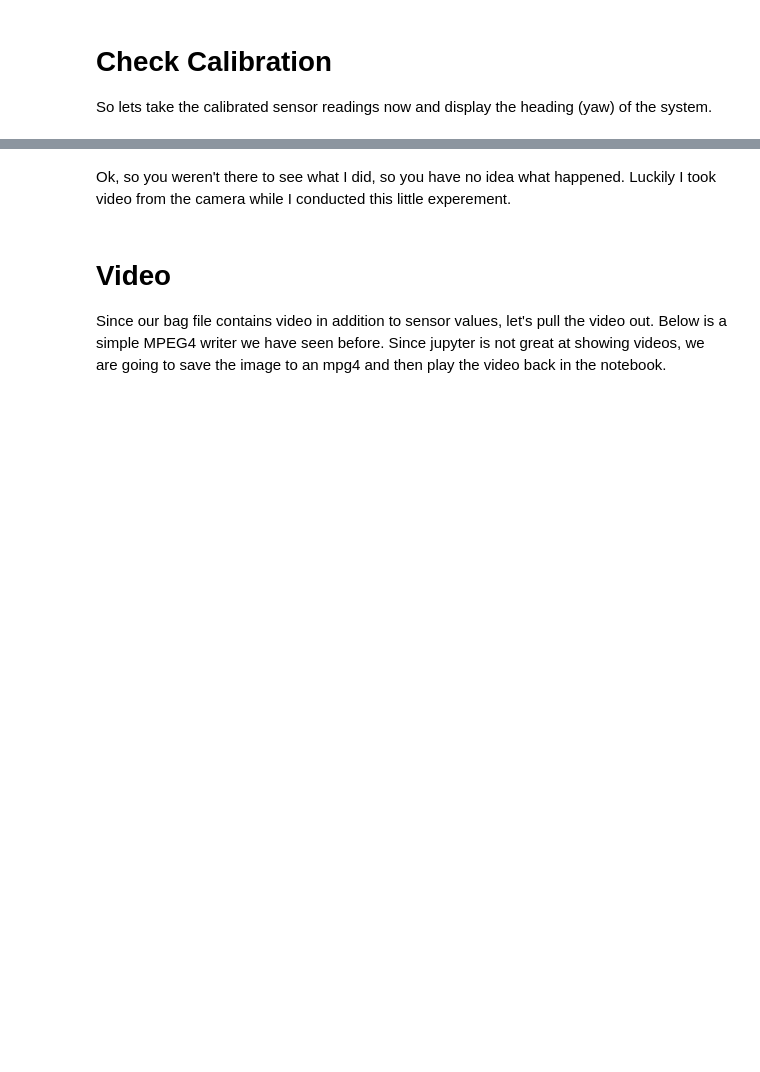
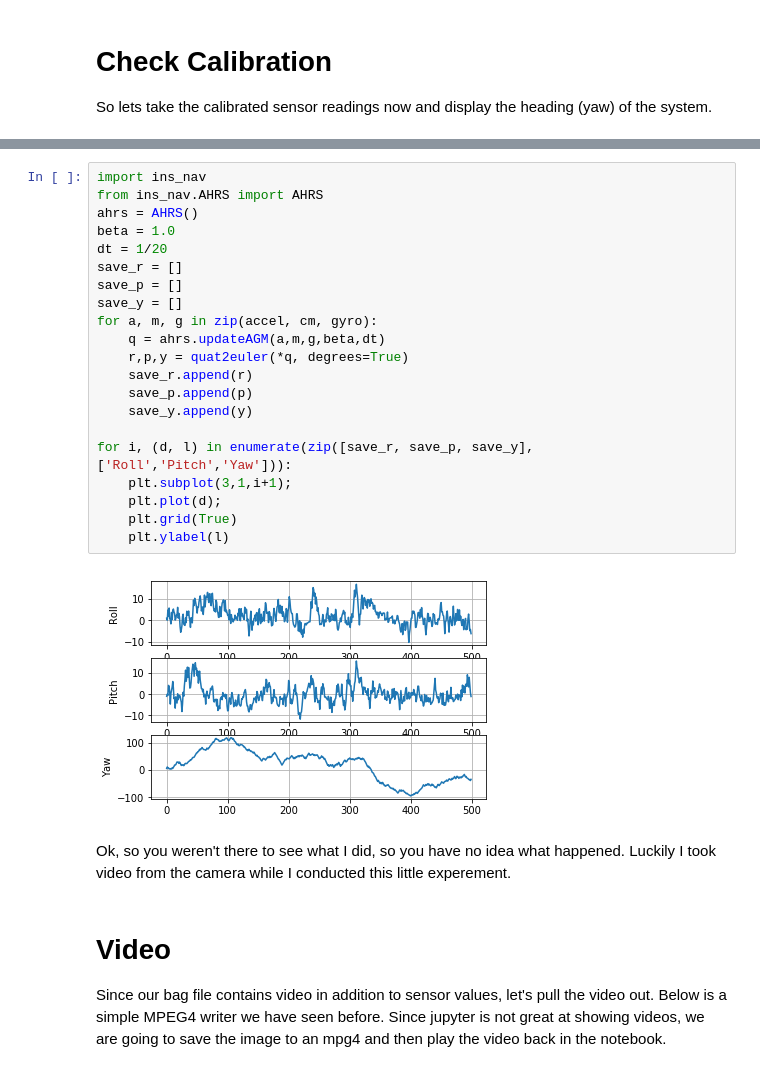
Before and after one commit to the-guild-of-calamitous-intent/ins_nav, a Jupyter notebook: grabdata/data.ipynb, the cells around one changed output, grey strips where cells are left out. Drawn from its saved outputs; the diff is of its cells as text; blank space fills up the shorter version.

```diff
--- a/grabdata/data.ipynb
+++ b/grabdata/data.ipynb
@@ -571,3 +588,26 @@ plt.grid(True);
+# %%
+import ins_nav
+from ins_nav.AHRS import AHRS
+ahrs = AHRS()
+beta = 1.0
+dt = 1/20
+save_r = []
+save_p = []
+save_y = []
+for a, m, g in zip(accel, cm, gyro):
+    q = ahrs.updateAGM(a,m,g,beta,dt)
+    r,p,y = quat2euler(*q, degrees=True)
+    save_r.append(r)
+    save_p.append(p)
+    save_y.append(y)
+
+for i, (d, l) in enumerate(zip([save_r, save_p, save_y],['Roll','Pitch','Yaw'])):
+    plt.subplot(3,1,i+1);
+    plt.plot(d);
+    plt.grid(True)
+    plt.ylabel(l)
+# %% [output]
+[figure, added]
 # %% [markdown]
 Ok, so you weren't there to see what I did, so you have no idea what happened. Luckily I took video from the camera while I conducted this little experement.
 # %% [markdown]
```
Also changed, not shown: parts of 7 cells of this notebook, 12 other files.
